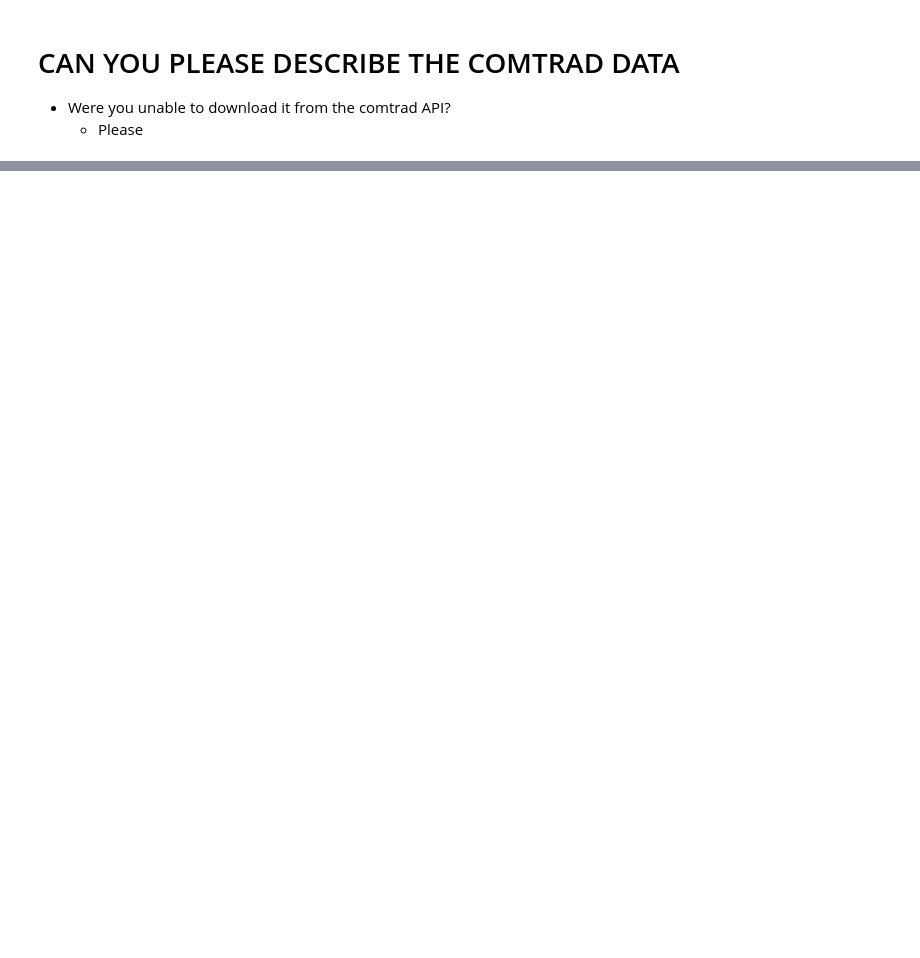
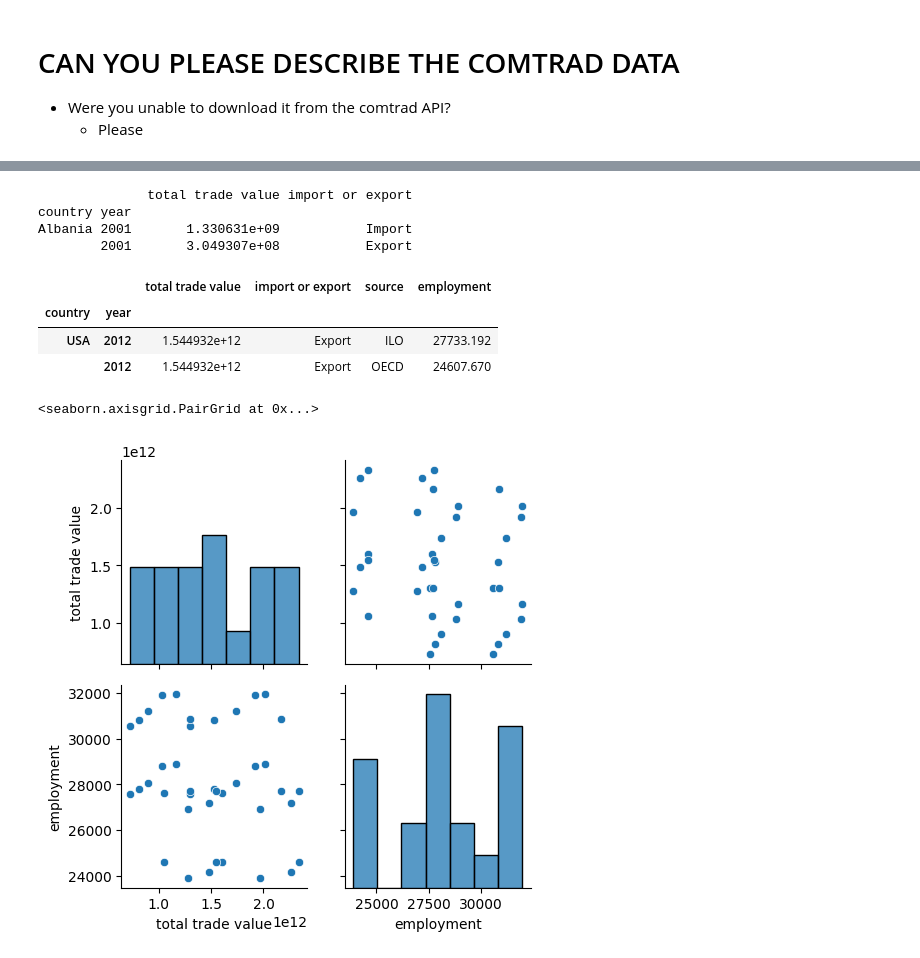
Before and after one commit to Graspp-25-Spring/graspp-25S-trade, a Jupyter notebook: notebooks/milestone_1.ipynb, the cells around one changed output, grey strips where cells are left out. Saved outputs shown, nothing was run; the diff lists cells and outputs as text; code cells hidden in the pictures; blank space fills up the shorter version.

```diff
--- a/notebooks/milestone_1.ipynb
+++ b/notebooks/milestone_1.ipynb
@@ -162,3 +157,9 @@ Matplotlib is building the font cache; this may take a moment.
 
 - Were you unable to download it from the comtrad API?
     - Please
+# %%
+import pandas as pd
+
+df_2001_raw = pd.read_csv("data/Comtrade 2001_2012.csv", encoding="latin1", index_col=False)
+
+df_2001_raw.head(2)
@@ -164,0 +171,43 @@ Matplotlib is building the font cache; this may take a moment.
+# %%
+
+
+df_2001 = df_2001_raw[['reporterDesc', 'refYear', 'primaryValue', 'flowDesc']].dropna()
+
+df_2001 = df_2001.rename({"reporterDesc":'country', "refYear":'date', "primaryValue":'total trade value', "flowDesc":'import or export'}, axis=1)
+
+df_2001 = df_2001.rename({"date":'year'}, axis=1)
+df_2001 = df_2001.set_index(['country', 'year'])
+
+
+print (df_2001.head(2))
+# %% [output]
+              total trade value import or export
+country year
+Albania 2001       1.330631e+09           Import
+        2001       3.049307e+08           Export
+# %%
+df_melt = df_melt.set_index(['country', 'year'])
+# %%
+df_merge = pd.merge(
+    df_2001,
+    df_melt,
+    right_index = True,
+    left_index = True,
+    how = 'inner'
+
+)
+df_merge.tail(2)
+# %% [output]
+|  |  | total trade value | import or export | source | employment |
+| country | year |  |  |  |  |
+| USA | 2012 | 1.544932e+12 | Export | ILO | 27733.192 |
+|  | 2012 | 1.544932e+12 | Export | OECD | 24607.670 |
+# %%
+import seaborn as sns
+
+g = sns.PairGrid(df_merge)
+g.map_diag(sns.histplot)
+g.map_offdiag(sns.scatterplot)
+# %% [output]
+<seaborn.axisgrid.PairGrid at 0x...>
+[figure, added]
```
Also changed, not shown: parts of 3 cells of this notebook.
